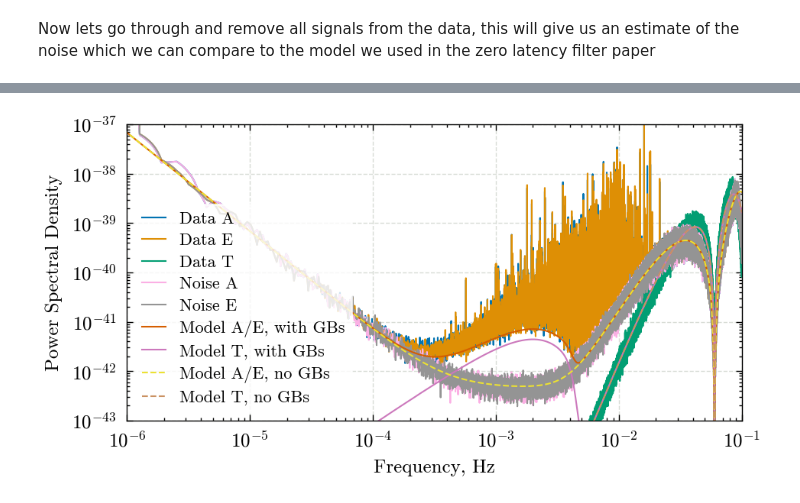
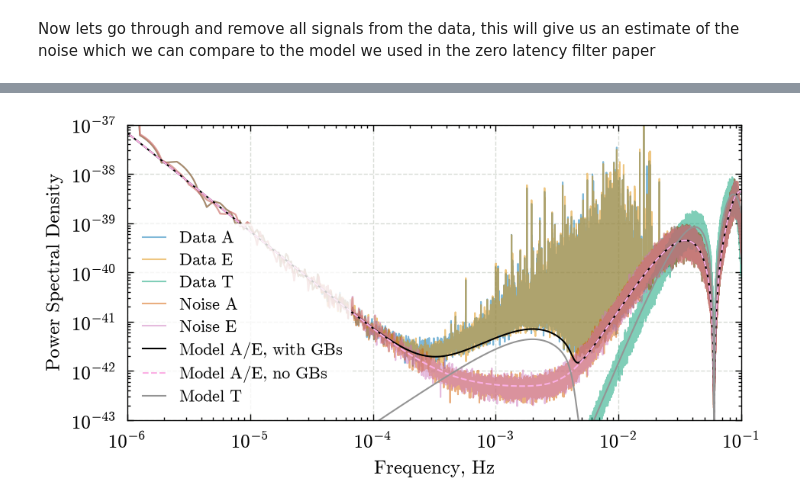
Before and after one commit to icg-gravwaves/lisa_premerger_sangria, a Jupyter notebook: estimate_psds/estimate_psds.ipynb, the cells around one changed output, grey strips where cells are left out. Saved outputs shown, nothing was run; the diff lists cells and outputs as text; code cells hidden in the pictures.

```diff
--- a/estimate_psds/estimate_psds.ipynb
+++ b/estimate_psds/estimate_psds.ipynb
@@ -112,13 +80 @@ Lets compare this to the modelled PSD
-# %%
-# This is the model that was used for sangria which includes the unresolvable galactic binaries
-sangria_model_freqs = A_psd.sample_frequencies
-
-nm_withgb = ldc_noise.get_noise_model("sangria", sangria_model_freqs, wd=True)
-sangria_model_ae_withgb = nm_withgb.psd(option="A")
-sangria_model_t_withgb = nm_withgb.psd(option="T")
-
-# Now lets _also_ get the PSD model which doesnt include GBs - this matches the one used in the zero latency filter paper
-nm_nogb = ldc_noise.get_noise_model("sangria", sangria_model_freqs, wd=False)
-sangria_model_ae_nogb = nm_nogb.psd(option="A")
-sangria_model_t_nogb = nm_nogb.psd(option="T")
 # %% [markdown]
@@ -126,72 +82,38 @@ Lets quickly plot these so we can see what is happening:
 # %%
 cycle = plt.rcParams['axes.prop_cycle'].by_key()['color']
 width = plt.rcParams["figure.figsize"][0] * 1.5
 height = plt.rcParams["figure.figsize"][1] * 1.25
 # Lets plot the PSDs to compare them:
 fig, ax = plt.subplots(1, figsize=(width, height))
 
-ax.loglog(
-    A_psd.sample_frequencies,
-    A_psd,
-    label='Data A',
-    color=cycle[0]
+lines_to_plot = (
+    (A_psd, 'Data A', cycle[0], '-', 0.5),
+    (E_psd, 'Data E', cycle[1], '-', 0.5),
+    (T_psd, 'Data T', cycle[2], '-', 0.5),
+    (residual_A_psd, 'Noise A', cycle[3], '-', 0.5),
+    (residual_E_psd, 'Noise E', cycle[4], '-', 0.5),
+    (sangria_model_ae_withgb, 'Model A/E, with GBs', 'k', '-', 1),
+    (sangria_model_ae_nogb, 'Model A/E, no GBs', cycle[6], '--', 1),
+    (sangria_model_t_withgb, 'Model T', cycle[7], '-', 1),
 )
-ax.loglog(
-    E_psd.sample_frequencies,
-    E_psd,
-    label='Data E',
-    color=cycle[1]
-)
-ax.loglog(
-    T_psd.sample_frequencies,
-    T_psd,
-    label='Data T',
-    color=cycle[2]
-)
-ax.loglog(
-    A_psd.sample_frequencies,
-    residual_A_psd,
-    label='Noise A',
-    color=cycle[6]
-)
-ax.loglog(
-    E_psd.sample_frequencies,
-    residual_E_psd,
-    label='Noise E',
-    color=cycle[7]
-)
-ax.loglog(
-    sangria_model_freqs,
-    sangria_model_ae_withgb,
-    label='Model A/E, with GBs',
-    color=cycle[3]
-)
-ax.loglog(
-    sangria_model_freqs,
-    sangria_model_t_withgb,
-    label='Model T, with GBs',
-    color=cycle[4]
-)
-ax.loglog(
-    sangria_model_freqs,
-    sangria_model_ae_nogb,
-    label='Model A/E, no GBs',
-    linestyle='--',
-    color=cycle[8]
-)
-ax.loglog(
-    sangria_model_freqs,
-    sangria_model_t_nogb,
-    label='Model T, no GBs ',
-    linestyle='--',
-    color=cycle[5]
-)
+
+for (psd, label, color, linestyle, alpha) in lines_to_plot:
+    ax.loglog(
+        psd.sample_frequencies,
+        psd,
+        label=label,
+        color=color,
+        linestyle=linestyle,
+        alpha=alpha,
+        rasterized=True
+    )
+
 
 ax.set_ylabel("Power Spectral Density")
 ax.set_xlabel("Frequency, Hz")
 ax.legend(loc='lower left')
 ax.set_ylim([1e-43, 1e-37])
 ax.set_xlim([1e-6, 1e-1])
 ax.grid(zorder=-100)
 # %% [output]
-[figure, old version]
+[figure, new version]
```
Also changed, not shown: parts of 29 cells of this notebook, 21 other files.
